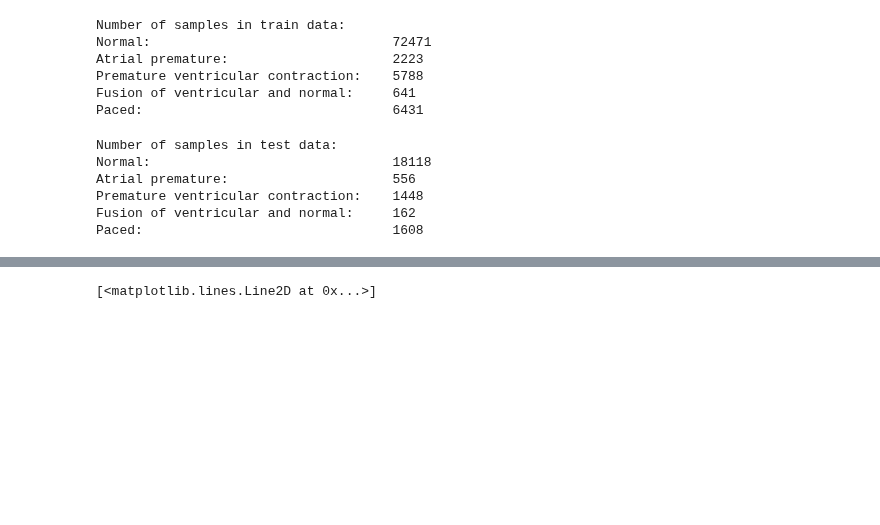
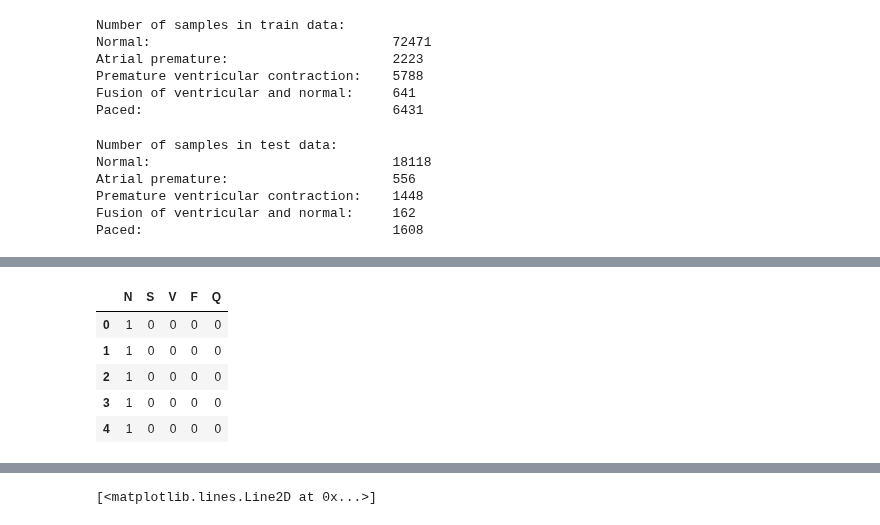
Before and after one commit to JespervanGils/DL-Project-ECG, a Jupyter notebook: DL_Project_ECG_MIT-BIH.ipynb, the cells around one changed output, grey strips where cells are left out. Drawn from its saved outputs; the diff is of its cells as text; code cells hidden in the pictures; blank space fills up the shorter version.

```diff
--- a/DL_Project_ECG_MIT-BIH.ipynb
+++ b/DL_Project_ECG_MIT-BIH.ipynb
@@ -87,0 +95,10 @@ Paced:                                1608
+# %%
+train_X = train_df.iloc[:, :-1]
+train_y = train_df.iloc[:, -1]
+train_y = pd.get_dummies(train_y, columns=[1])
+train_y = train_y.rename(columns={0: "N", 1: "S", 2: "V", 3: "F", 4: "Q"})
+
+test_X = test_df.iloc[:, :-1]
+test_y = test_df.iloc[:, -1]
+test_y = pd.get_dummies(test_y, columns=[1])
+test_y = test_y.rename(columns={0: "N", 1: "S", 2: "V", 3: "F", 4: "Q"})
@@ -87,0 +115,9 @@ Paced:                                1608
+# %%
+train_y.head()
+# %% [output]
+|  | N | S | V | F | Q |
+| 0 | 1 | 0 | 0 | 0 | 0 |
+| 1 | 1 | 0 | 0 | 0 | 0 |
+| 2 | 1 | 0 | 0 | 0 | 0 |
+| 3 | 1 | 0 | 0 | 0 | 0 |
+| 4 | 1 | 0 | 0 | 0 | 0 |
```
Also changed, not shown: parts of 11 cells of this notebook.
